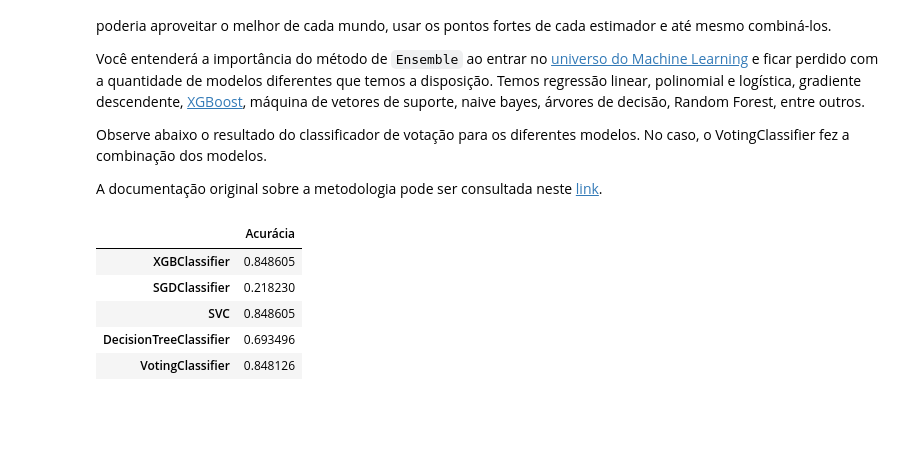
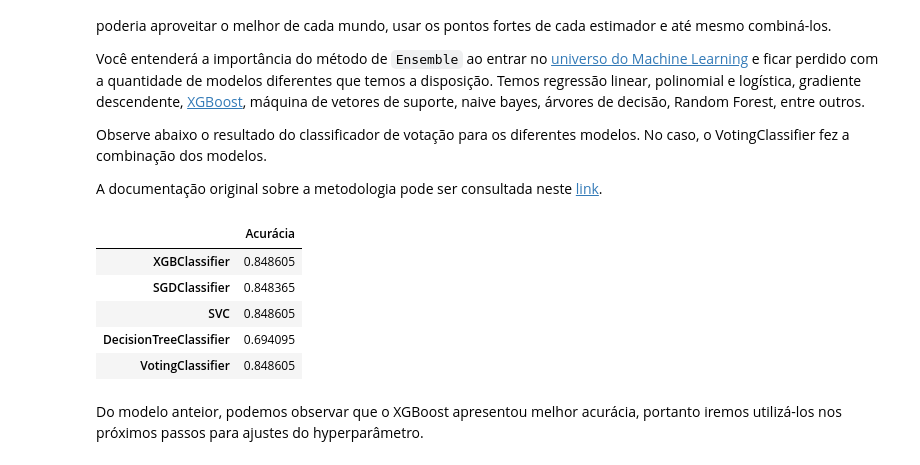
Before and after one commit to mabittar/Portfolio, a Jupyter notebook: Risco_Inadimplência.ipynb, the cells around one changed output. Cells and saved outputs as stored; diff of their text form; code cells hidden in the pictures; blank space fills up the shorter version.

Commit message:
final model

```diff
--- a/Risco_Inadimplência.ipynb
+++ b/Risco_Inadimplência.ipynb
@@ -401,39 +402,42 @@ from xgboost import XGBClassifier
 from sklearn.svm import SVC
 from sklearn.tree import DecisionTreeClassifier
 from sklearn.ensemble import VotingClassifier
-from sklearn.metrics import roc_auc_score, roc_curve, accuracy_score
+from sklearn.metrics import roc_auc_score, roc_curve, accuracy_score, confusion_matrix
 
 
 #2. Instanciando os modelos
 model_xgbc = XGBClassifier()
 model_sgd = SGDClassifier()
 model_svc = SVC()
 model_dt = DecisionTreeClassifier()
-voting_clf = VotingClassifier(estimators=[('xgbc', model_xgbc), ('sgd', model_sgd), ('svc', model_svc), ('dt', model_dt)], voting='hard')
+voting_clf = VotingClassifier(estimators=[('xgbc', model_xgbc), ('sgd', model_sgd), ('svc', model_svc), ('dt', model_dt)],
+                              n_jobs=-1 , voting='hard')
 
 #3. os dados já foram separados anteriormente
 
 #4. Fit do modelo
 for model in (model_xgbc, model_sgd, model_svc, model_dt, voting_clf):
   model.fit(encoded_train_df, y_train)
 
 #5. Fazendo previsões em cima do modelo treinado
 model = []
 accuracy = []
 roc_score = []
 for clf in (model_xgbc, model_sgd, model_svc, model_dt, voting_clf):
   y_pred = clf.predict(encoded_test_df)
   model.append(clf.__class__.__name__)
   accuracy.append(accuracy_score(y_test,y_pred))
 
 #6. Verificando resultados
 col = ['Acurácia']
 resultado = pd.DataFrame(data=accuracy, index=model, columns=col)
 resultado
 # %% [output]
 |  | Acurácia |
 | XGBClassifier | 0.848605 |
-| SGDClassifier | 0.218230 |
+| SGDClassifier | 0.848365 |
 | SVC | 0.848605 |
-| DecisionTreeClassifier | 0.693496 |
-| VotingClassifier | 0.848126 |
+| DecisionTreeClassifier | 0.694095 |
+| VotingClassifier | 0.848605 |
+# %% [markdown]
+Do modelo anteior, podemos observar que o XGBoost apresentou melhor acurácia, portanto iremos utilizá-los nos próximos passos para ajustes do hyperparâmetro.
```
Also changed, not shown: parts of 14 cells of this notebook.
